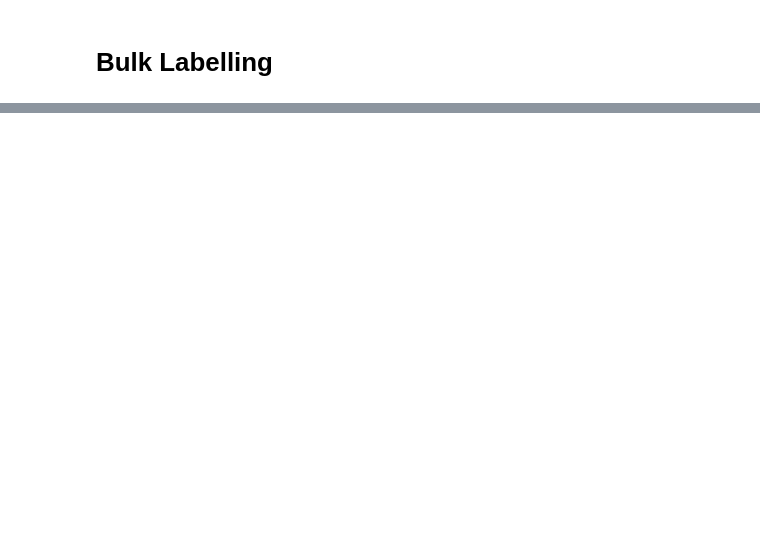
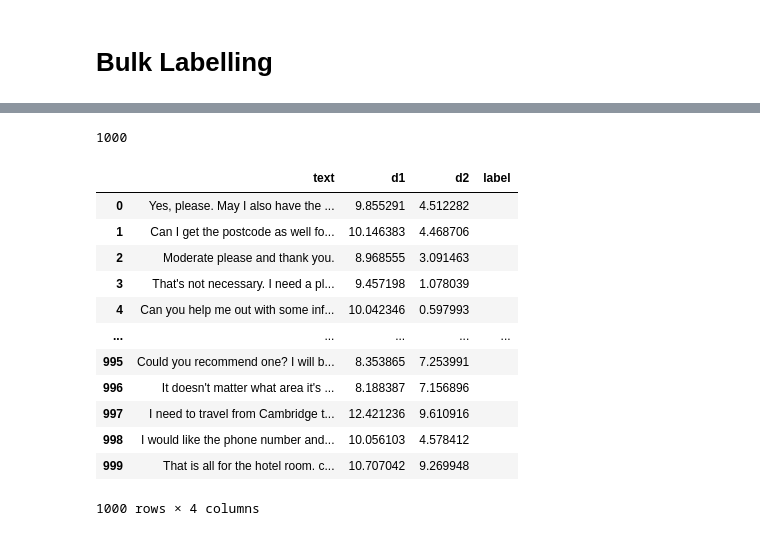
Before and after one commit to darshanmakwana412/contextual-chatbot, a Jupyter notebook: dialogue.ipynb, the cells around one changed output, grey strips where cells are left out. Cells and saved outputs as stored; diff of their text form; code cells hidden in the pictures; blank space fills up the shorter version.

```diff
--- a/dialogue.ipynb
+++ b/dialogue.ipynb
@@ -57,0 +84,5 @@ ModuleNotFoundError: No module named 'ipywidgets'
+# %%
+texts = user_dialogue["Utterence"].to_list()
+print(len(texts))
+# %% [output]
+1000
@@ -57,0 +103,16 @@ ModuleNotFoundError: No module named 'ipywidgets'
+# %%
+df
+# %% [output]
+|  | text | d1 | d2 | label |
+| 0 | Yes, please. May I also have the ... | 9.855291 | 4.512282 |  |
+| 1 | Can I get the postcode as well fo... | 10.146383 | 4.468706 |  |
+| 2 | Moderate please and thank you. | 8.968555 | 3.091463 |  |
+| 3 | That's not necessary. I need a pl... | 9.457198 | 1.078039 |  |
+| 4 | Can you help me out with some inf... | 10.042346 | 0.597993 |  |
+| ... | ... | ... | ... | ... |
+| 995 | Could you recommend one? I will b... | 8.353865 | 7.253991 |  |
+| 996 | It doesn't matter what area it's ... | 8.188387 | 7.156896 |  |
+| 997 | I need to travel from Cambridge t... | 12.421236 | 9.610916 |  |
+| 998 | I would like the phone number and... | 10.056103 | 4.578412 |  |
+| 999 | That is all for the hotel room. c... | 10.707042 | 9.269948 |  |
+1000 rows × 4 columns
```
Also changed, not shown: parts of 17 cells of this notebook, 3 other files.
